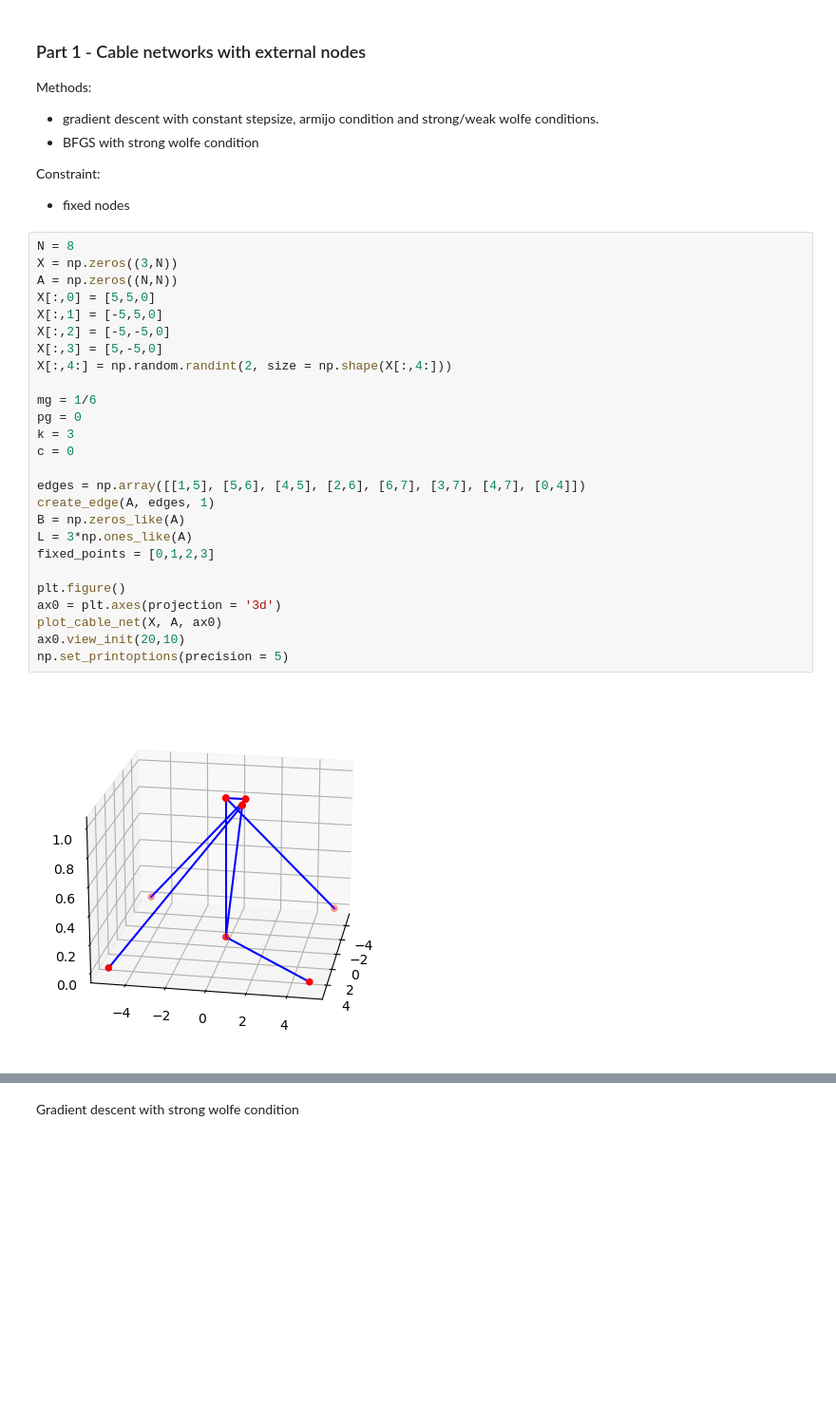
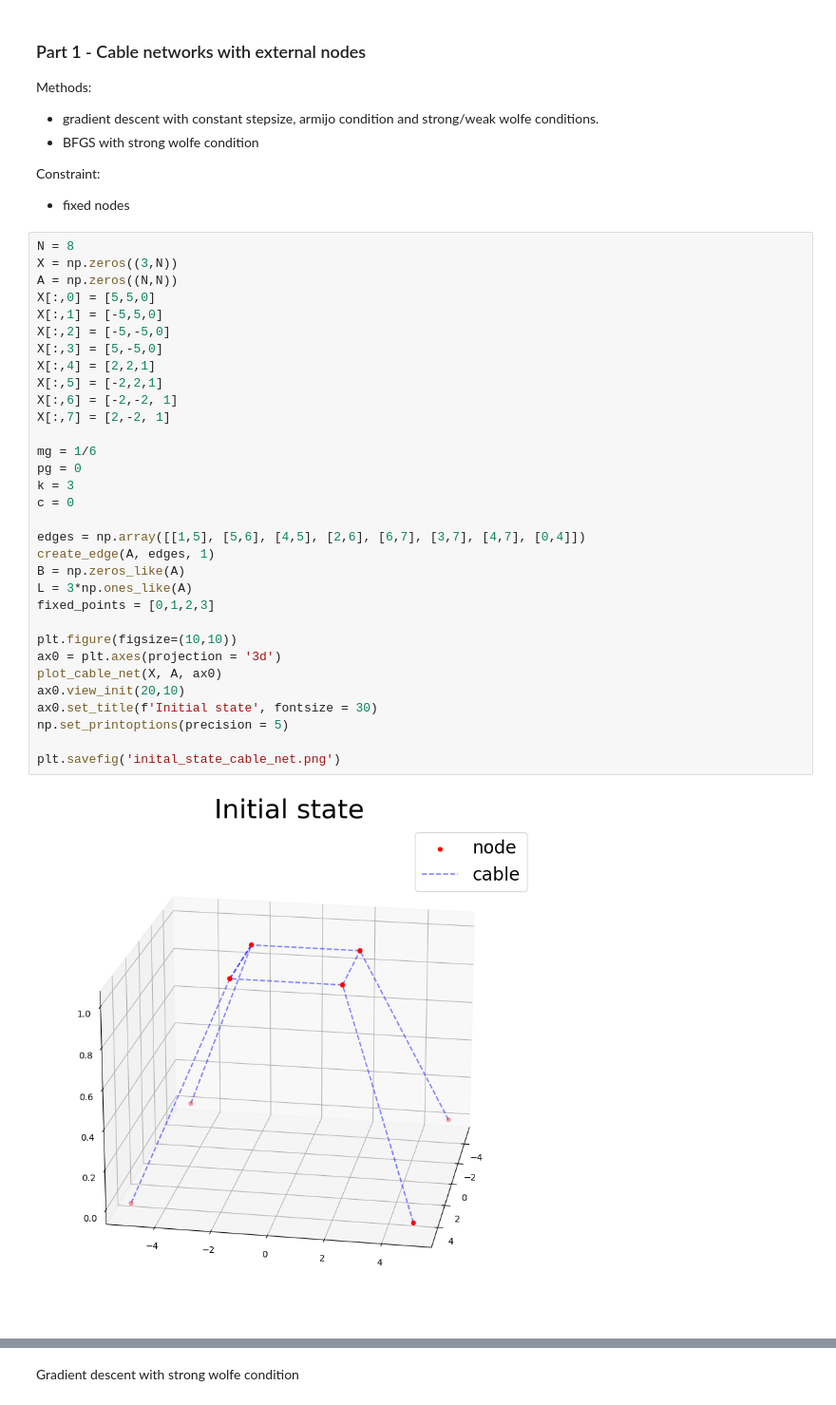
Before and after one commit to markus0800/Project_TMA4180, a Jupyter notebook: project_optimization.ipynb, the cells around one changed output, grey strips where cells are left out. Shown at 95% size. Drawn from its saved outputs; the diff is of its cells as text; blank space fills up the shorter version.

```diff
--- a/project_optimization.ipynb
+++ b/project_optimization.ipynb
@@ -15,28 +15,34 @@ Constraint:
 # %%
 N = 8
 X = np.zeros((3,N))
 A = np.zeros((N,N))
 X[:,0] = [5,5,0]
 X[:,1] = [-5,5,0]
 X[:,2] = [-5,-5,0]
 X[:,3] = [5,-5,0]
-X[:,4:] = np.random.randint(2, size = np.shape(X[:,4:]))
+X[:,4] = [2,2,1]
+X[:,5] = [-2,2,1]
+X[:,6] = [-2,-2, 1]
+X[:,7] = [2,-2, 1]
 
 mg = 1/6
 pg = 0
 k = 3
 c = 0
 
 edges = np.array([[1,5], [5,6], [4,5], [2,6], [6,7], [3,7], [4,7], [0,4]])
 create_edge(A, edges, 1)
 B = np.zeros_like(A)
 L = 3*np.ones_like(A)
 fixed_points = [0,1,2,3]
 
-plt.figure()
+plt.figure(figsize=(10,10))
 ax0 = plt.axes(projection = '3d')
 plot_cable_net(X, A, ax0)
 ax0.view_init(20,10)
+ax0.set_title(f'Initial state', fontsize = 30)
 np.set_printoptions(precision = 5)
+
+plt.savefig('inital_state_cable_net.png')
 # %% [output]
-[figure, old version]
+[figure, new version]
```
Also changed, not shown: parts of 26 cells of this notebook, 1 other file.
